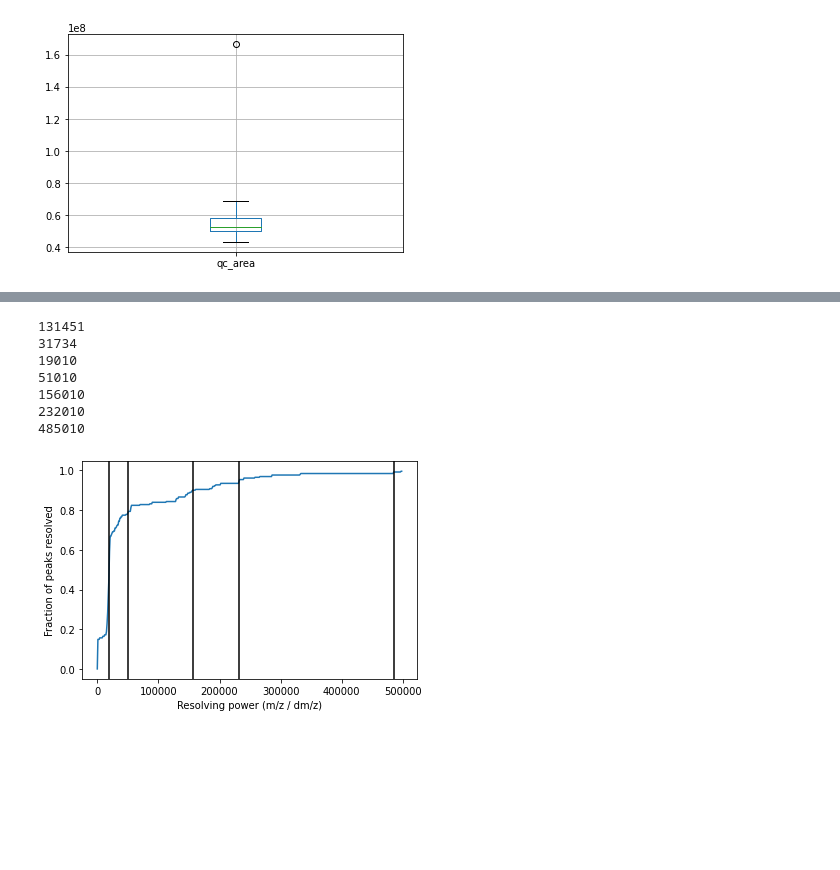
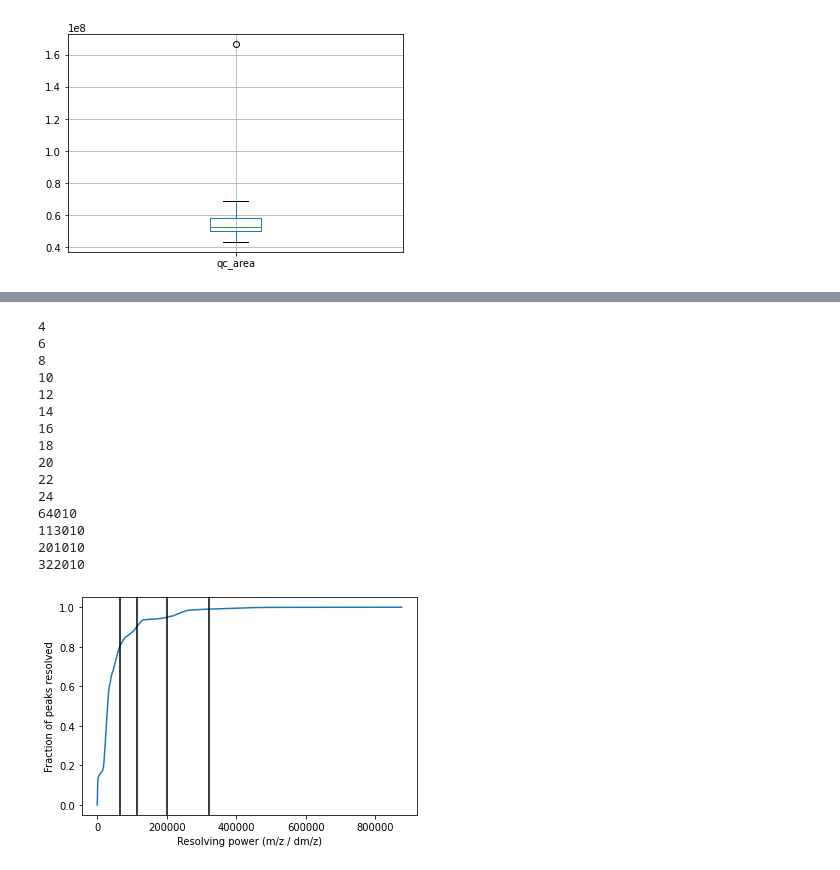
Before and after one commit to EMSL-Computing/CoreMS, a Jupyter notebook: examples/metallomics/CoreMS_Batch_BATS_explorer.ipynb, the cells around one changed output, grey strips where cells are left out. Cells and saved outputs as stored; diff of their text form; code cells hidden in the pictures; blank space fills up the shorter version.

```diff
--- a/examples/metallomics/CoreMS_Batch_BATS_explorer.ipynb
+++ b/examples/metallomics/CoreMS_Batch_BATS_explorer.ipynb
@@ -11,16 +11,6 @@ import numpy as np
 #Isotope pattern matching algorithm for LC-FTMS Data
 # Change the current working directory
 os.chdir('/Users/boiteaur/Desktop/CoreMS_metallomics/CoreMS')
-
-###### Settings for pattern mining
-timerange=(5,25) #in minutes
-peakwidth=0.25 #in minutes
-interval=0.5 #
-slope_filter=(0.5,2) # normalized slope (1=true)
-correlation=0.7 #minimum r-squared correlation cut-off.
-
-mass_tolerance=0.001
-ratio_tolerance=1.3
 
 ###### Set file folder and THERMO RAW file name here:
 file_location='/Users/boiteaur/Desktop/Major projects/Bermuda Atlantic Time Series data processing/Thermo RAW data'
@@ -39,13 +29,17 @@ import matplotlib.pyplot as plt
 # from PySide2.QtWidgets import QFileDialog, QApplication
 # from PySide2.QtCore import Qt
 
+
 from corems.mass_spectra.input import rawFileReader
 from corems.molecular_id.factory.classification import HeteroatomsClassification, Labels
 from corems.molecular_id.search.priorityAssignment import OxygenPriorityAssignment
 from corems.molecular_id.search.molecularFormulaSearch import SearchMolecularFormulas
 from corems.encapsulation.factory.parameters import MSParameters
+from corems.mass_spectrum.calc.Calibration import MzDomainCalibration
 
 import matplotlib.backends.backend_pdf
+
+refmasslist = Path.cwd() / "tests/tests_data/ftms/nom_pos.ref"
 
 #Set peak detection threshold method
 MSParameters.mass_spectrum.threshold_method = 'signal_noise'
@@ -53,11 +47,11 @@ MSParameters.mass_spectrum.s2n_threshold = 2
 MSParameters.ms_peak.peak_min_prominence_percent = 0.001
 
 MSParameters.molecular_search.error_method = 'None'
-MSParameters.molecular_search.min_ppm_error = -2
-MSParameters.molecular_search.max_ppm_error = 2
+MSParameters.molecular_search.min_ppm_error = -0.25
+MSParameters.molecular_search.max_ppm_error = 0.25
 
 MSParameters.molecular_search.url_database = None
-MSParameters.molecular_search.min_dbe = 0
+MSParameters.molecular_search.min_dbe = -1
 MSParameters.molecular_search.max_dbe = 20
 
 MSParameters.molecular_search.usedAtoms['C'] = (1,50)
@@ -256,59 +342,75 @@ RMB_190828_BATS06_400m.raw
 #Make plots showing required resolving power.
 
 #This will load a previous masterresults_df
-masterresults_df=pd.read_csv(file_location+'masterresults_2.csv')
+masterresults_df=pd.read_csv(file_location+'masterresults_4.csv')
 
-masterresults_df=masterresults_df[masterresults_df['Time']<25]
-masterresults_df=masterresults_df[masterresults_df['Time']>3]
+#Note, this line filters masterresults to only contain samples.
+masterresults_df=masterresults_df[masterresults_df.File.isin(samplelist.File[samplelist.type=='sample'])]
 
 diff_summary=[]
 res_summary=[]
 for time in masterresults_df['Time'].unique():
-
+    print(time)
     result=masterresults_df[masterresults_df['Time']==time]
 
     for file in masterresults_df['File'].unique():
         result_sub=result[result['File']==file]
-
+        result_sub=result_sub['m/z'].sort_values(ascending=True)
         #mzdiff=result_sub['m/z'].sort_values(ascending=True).diff().iloc[1:]
         #mzdiff_res=result_sub['m/z'].iloc[1:]/mzdiff
-        differences=result_sub['m/z'].sort_values(ascending=True).diff()
+        differences=result_sub.diff()
 
 
         #Resolve from peaks on either side:
-        mzdiff=pd.DataFrame({'left':differences[1:-1].to_list(),'right':differences[2:].to_list()})
-        mzdiff=mzdiff.min(axis=1)
-        mzdiff_res=result_sub['m/z'].iloc[1:-1]/mzdiff*2
+        mzdiff=pd.DataFrame({'left':differences[1:-1].to_list(),'right':differences[2:].to_list(),'mz':result_sub[1:-1].to_list()})
+        mzdiff_min=abs(mzdiff.min(axis=1))
+        mzdiff_res=mzdiff['mz']/(mzdiff_min/2)
 
-        diff_summary.extend(mzdiff.tolist())
+        diff_summary.extend(mzdiff_min.tolist())
         res_summary.extend(mzdiff_res[mzdiff_res<1e6].tolist())
+        #res_summary.extend(mzdiff_res.tolist())
+
+#print(diff_summary)
 
 res=list(range(10,int(max(res_summary)),1000))
 
 count=[]
 for i in res:
     count.append(len([element for element in res_summary if element<i])/len(res_summary))
 
-print(len(diff_summary))
-print(len([element for element in diff_summary if element<0.01]))
+#print(len(diff_summary))
+#print(len([element for element in diff_summary if element<0.01]))
+
 plt.plot(res,count)
-for i in [0.5,0.8,0.9,0.95,0.99]:
+for i in [0.8,0.9,0.95,0.99]:
     current=abs(np.array(count)-i).tolist()
     print(res[current.index(min(current))])
     plt.axvline(res[current.index(min(current))],color='black')
 plt.xlabel('Resolving power (m/z / dm/z)')
 plt.ylabel('Fraction of peaks resolved')
 
 #plt.hist(diff_summary, bins=50,range=[0,.03])
 #plt.xlabel('m/z diff (Da)')
 #plt.ylabel('frequency')
+
+plt.xlabel('Resolving power (m/z / dm/z)')
+plt.ylabel('Fraction of peaks resolved')
+
 plt.show()
 # %% [output]
-131451
-31734
-19010
-51010
-156010
-232010
-485010
+4
+6
+8
+10
+12
+14
+16
+18
+20
+22
+24
+64010
+113010
+201010
+322010
-[figure, old version]
+[figure, new version]
```
Also changed, not shown: parts of 21 cells of this notebook, 5 other files.
